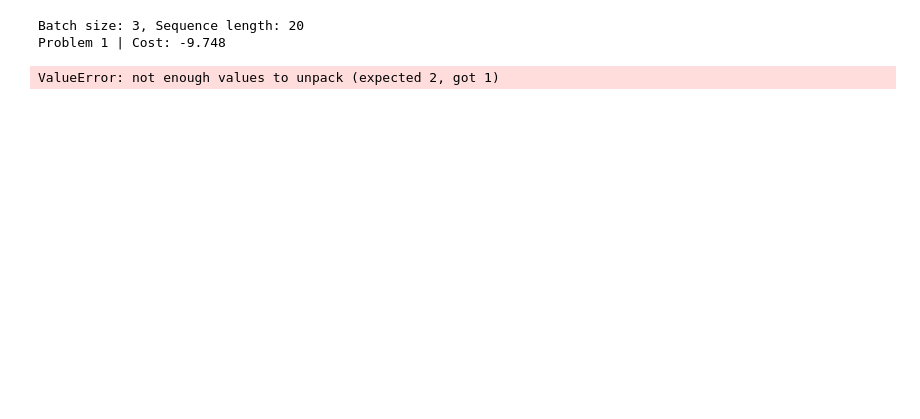
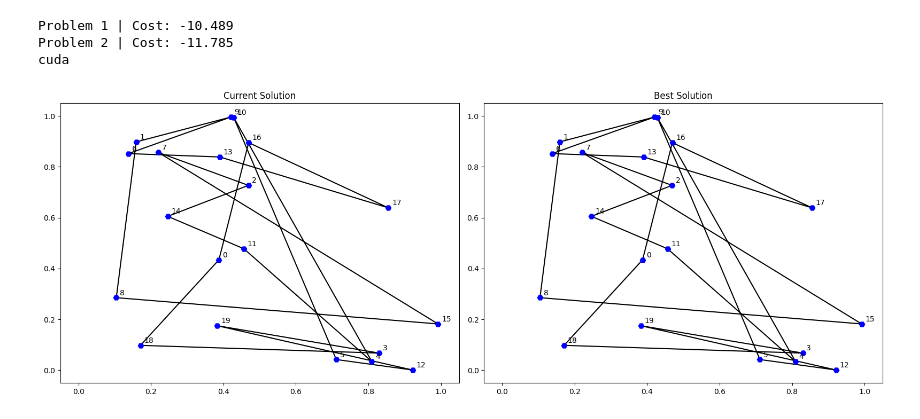
Before and after one commit to shoraaa/rl4co, a Jupyter notebook: tsp.ipynb, the cells around one changed output. Drawn from its saved outputs; the diff is of its cells as text; code cells hidden in the pictures; blank space fills up the shorter version.

```diff
--- a/tsp.ipynb
+++ b/tsp.ipynb
@@ -5,9 +5,14 @@ from rl4co.envs import TSPkoptEnv
 from rl4co.models import NeuOptPolicy, NeuOpt
 from rl4co.utils.trainer import RL4COTrainer
 # %%
-# RL4CO env based on TorchRL
-env = TSPkoptEnv(generator_params={'num_loc': 20}, k_max=5)
-
-policy = NeuOptPolicy(env_name=env.name)
-
-model = NeuOpt(env, policy)
+env = TSPkoptEnv(generator_params=dict(num_loc=20), k_max=4)
+model = NeuOpt(
+        env,
+        train_data_size=10,
+        val_data_size=10,
+        test_data_size=10,
+        n_step=2,
+        T_train=4,
+        T_test=4,
+        CL_best=True,
+    )
@@ -14,22 +21,25 @@ model = NeuOpt(env, policy)
 # %%
 # Greedy rollouts over untrained policy
 device = torch.device("cuda" if torch.cuda.is_available() else "cpu")
-td_init = env.reset(batch_size=[3]).to(device)
-policy = policy.to(device)
+td_init = env.reset(batch_size=[2]).to(device)
+policy = model.policy.to(device)
 out = policy(td_init.clone(), env=env, phase="test", decode_type="greedy", return_actions=True)
 
 actions_untrained = out['actions'].cpu().detach()
 rewards_untrained = out['cost_bsf'].cpu().detach()
 
-batch_size, seq_length = td_init["rec_current"].size()
 
-for i in range(3):
+for i in range(2):
     print(f"Problem {i+1} | Cost: {-rewards_untrained[i]:.3f}")
-    env.render(td_init[i], actions_untrained[i])
+
+env.render(td_init.cpu(), actions_untrained.cpu())
+
+print(device)
 # %% [output]
-Batch size: 3, Sequence length: 20
-Problem 1 | Cost: -9.748
+Problem 1 | Cost: -10.489
+Problem 2 | Cost: -11.785
+cuda
-ValueError: not enough values to unpack (expected 2, got 1)
+[figure, added]
 # %%
 trainer = RL4COTrainer(
     max_epochs=3,
```
Also changed, not shown: parts of 4 cells of this notebook, 5 other files.
